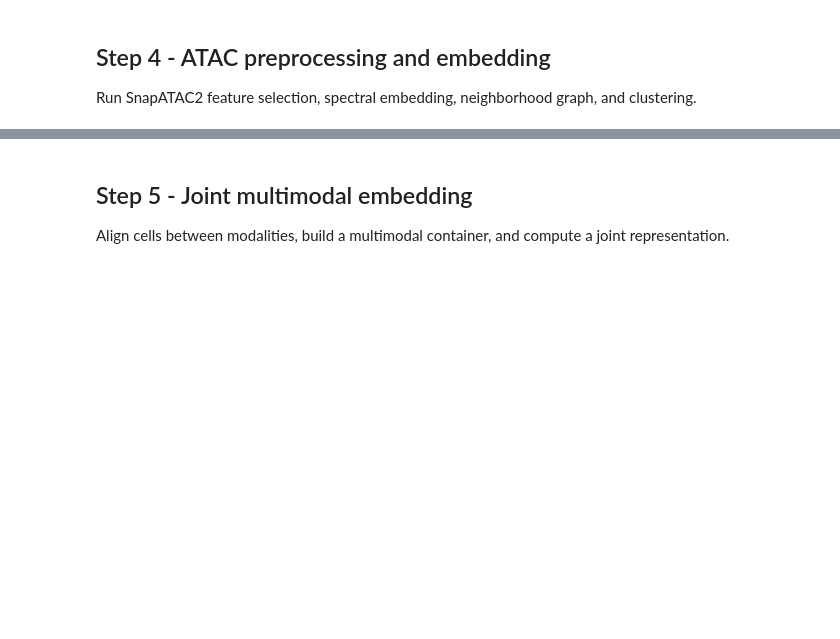
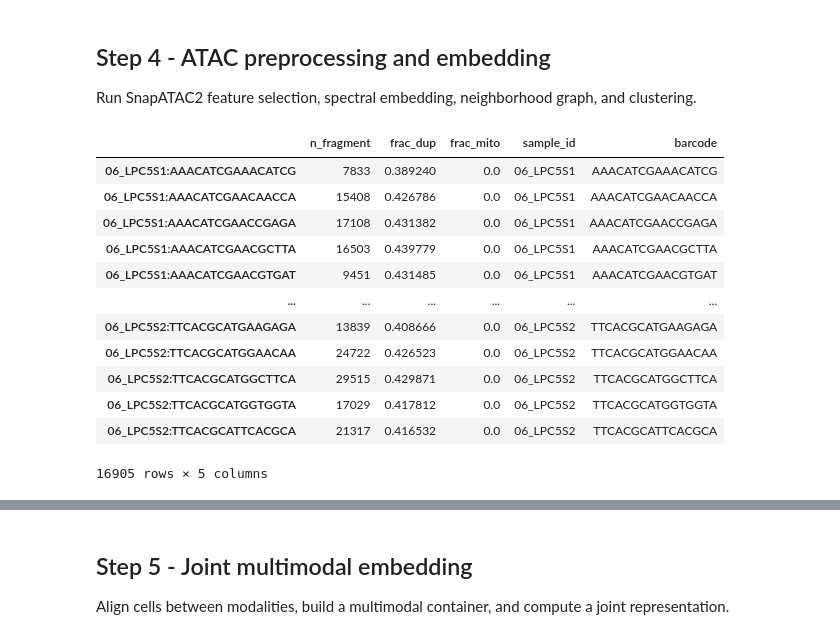
Before and after one commit to christoffermattssonlangseth/dbit-nature-analysis, a Jupyter notebook: rna_atac_multimodal_snapatac2.ipynb, the cells around one changed output, grey strips where cells are left out. Cells and saved outputs as stored; diff of their text form; code cells hidden in the pictures; blank space fills up the shorter version.

```diff
--- a/rna_atac_multimodal_snapatac2.ipynb
+++ b/rna_atac_multimodal_snapatac2.ipynb
@@ -29,16 +29,19 @@ import importlib
 from pathlib import Path
 
 import anndata as ad
+import pandas as pd
 import scanpy as sc
 import snapatac2 as snap
 import utils.dbit_rna_reader as dbit_rna_reader
 
-# Force reload so notebook picks up newly added reader functions.
+# Force reload so notebook picks up reader edits after restarts.
 dbit_rna_reader = importlib.reload(dbit_rna_reader)
+discover_rna_tissue_pairs = dbit_rna_reader.discover_rna_tissue_pairs
 discover_atac_fragment_tars = dbit_rna_reader.discover_atac_fragment_tars
 extract_atac_fragment_archives = dbit_rna_reader.extract_atac_fragment_archives
-import_atac_fragments_with_snap = dbit_rna_reader.import_atac_fragments_with_snap
+import_atac_fragments_to_h5ad_per_sample = dbit_rna_reader.import_atac_fragments_to_h5ad_per_sample
 read_dbit_rna_directory = dbit_rna_reader.read_dbit_rna_directory
+write_rna_h5ad_per_sample = dbit_rna_reader.write_rna_h5ad_per_sample
 
 sc.settings.verbosity = 2
 sc.settings.set_figure_params(figsize=(5, 5), frameon=False)
@@ -114,24 +158,0 @@ This mirrors the tutorial pattern but uses your local `data-RNA` samples. We con
-# %%
-if "local_atac" not in globals():
-    raise RuntimeError("Run Step 1b with RUN_LOCAL_ATAC_IMPORT=True before this cell.")
-
-rna = adata_dbit_rna.copy()
-rna.obs["sample_id"] = rna.obs["sample_id"].astype(str)
-rna.obs["barcode"] = rna.obs["barcode"].astype(str)
-rna.obs_names = (rna.obs["sample_id"] + ":" + rna.obs["barcode"]).to_numpy()
-rna.obs_names_make_unique()
-
-atac_parts = []
-for sample_id in sorted(local_atac):
-    a = local_atac[sample_id].copy()
-    a.obs["sample_id"] = str(sample_id)
-    a.obs["barcode"] = a.obs_names.astype(str)
-    a.obs_names = (a.obs["sample_id"].astype(str) + ":" + a.obs["barcode"]).to_numpy()
-    a.obs_names_make_unique()
-    atac_parts.append(a)
-
-atac = ad.concat(atac_parts, join="outer", merge="same")
-
-print(rna)
-print(atac)
-print("Shared barcodes:", len(rna.obs_names.intersection(atac.obs_names)))
@@ -160,6 +281,22 @@ sc.pl.umap(rna, color="leiden", legend_loc="on data")
 ## Step 4 - ATAC preprocessing and embedding
 
 Run SnapATAC2 feature selection, spectral embedding, neighborhood graph, and clustering.
+# %%
+atac.obs
+# %% [output]
+|  | n_fragment | frac_dup | frac_mito | sample_id | barcode |
+| 06_LPC5S1:AAACATCGAAACATCG | 7833 | 0.389240 | 0.0 | 06_LPC5S1 | AAACATCGAAACATCG |
+| 06_LPC5S1:AAACATCGAACAACCA | 15408 | 0.426786 | 0.0 | 06_LPC5S1 | AAACATCGAACAACCA |
+| 06_LPC5S1:AAACATCGAACCGAGA | 17108 | 0.431382 | 0.0 | 06_LPC5S1 | AAACATCGAACCGAGA |
+| 06_LPC5S1:AAACATCGAACGCTTA | 16503 | 0.439779 | 0.0 | 06_LPC5S1 | AAACATCGAACGCTTA |
+| 06_LPC5S1:AAACATCGAACGTGAT | 9451 | 0.431485 | 0.0 | 06_LPC5S1 | AAACATCGAACGTGAT |
+| ... | ... | ... | ... | ... | ... |
+| 06_LPC5S2:TTCACGCATGAAGAGA | 13839 | 0.408666 | 0.0 | 06_LPC5S2 | TTCACGCATGAAGAGA |
+| 06_LPC5S2:TTCACGCATGGAACAA | 24722 | 0.426523 | 0.0 | 06_LPC5S2 | TTCACGCATGGAACAA |
+| 06_LPC5S2:TTCACGCATGGCTTCA | 29515 | 0.429871 | 0.0 | 06_LPC5S2 | TTCACGCATGGCTTCA |
+| 06_LPC5S2:TTCACGCATGGTGGTA | 17029 | 0.417812 | 0.0 | 06_LPC5S2 | TTCACGCATGGTGGTA |
+| 06_LPC5S2:TTCACGCATTCACGCA | 21317 | 0.416532 | 0.0 | 06_LPC5S2 | TTCACGCATTCACGCA |
+16905 rows × 5 columns
 # %%
 snap.pp.select_features(atac)
 snap.tl.spectral(atac)
```
Also changed, not shown: parts of 18 cells of this notebook, 5 other files.
